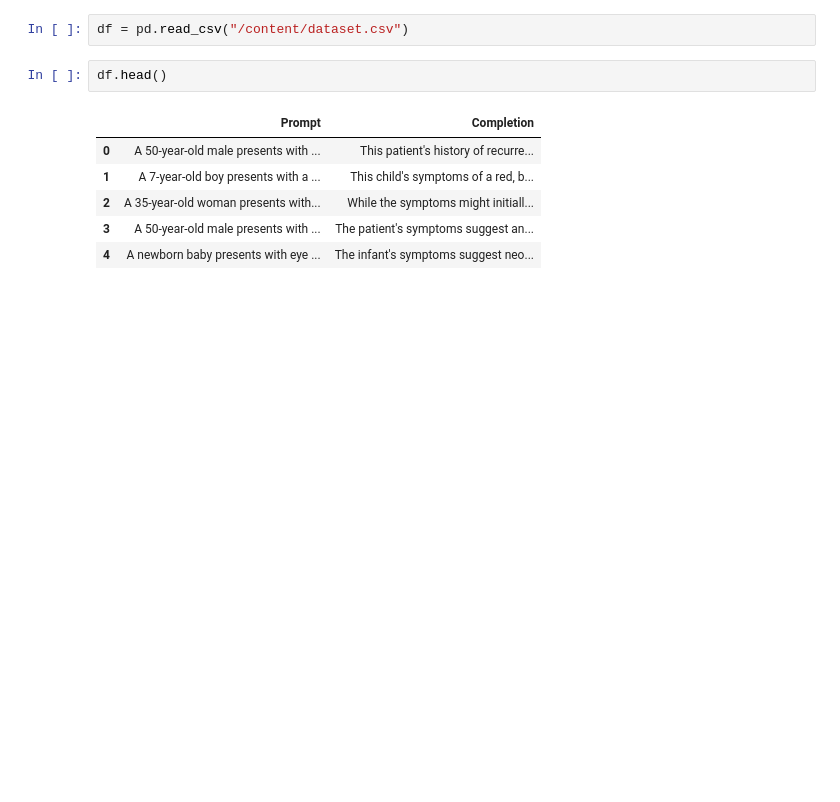
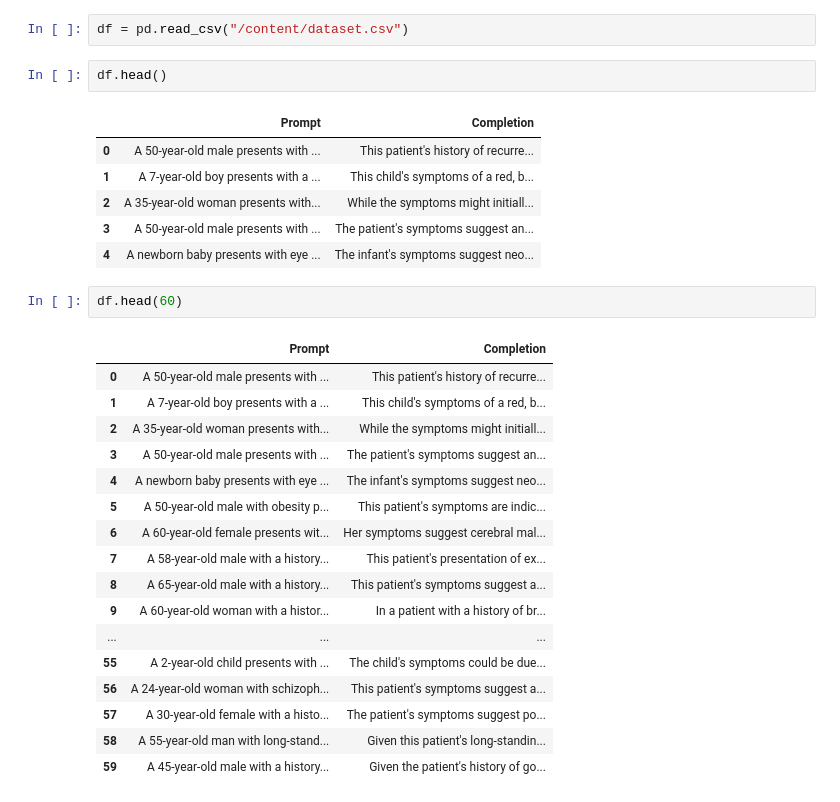
Before and after one commit to ziyaf140405/ziya, a Jupyter notebook: libraries.ipynb, the cells around one changed output. Saved outputs shown, nothing was run; the diff lists cells and outputs as text; blank space fills up the shorter version.

```diff
--- a/libraries.ipynb
+++ b/libraries.ipynb
@@ -51,3 +51,23 @@ df.head()
 | 2 | A 35-year-old woman presents with... | While the symptoms might initiall... |
 | 3 | A 50-year-old male presents with ... | The patient's symptoms suggest an... |
 | 4 | A newborn baby presents with eye ... | The infant's symptoms suggest neo... |
+# %%
+df.head(60)
+# %% [output]
+|  | Prompt | Completion |
+| 0 | A 50-year-old male presents with ... | This patient's history of recurre... |
+| 1 | A 7-year-old boy presents with a ... | This child's symptoms of a red, b... |
+| 2 | A 35-year-old woman presents with... | While the symptoms might initiall... |
+| 3 | A 50-year-old male presents with ... | The patient's symptoms suggest an... |
+| 4 | A newborn baby presents with eye ... | The infant's symptoms suggest neo... |
+| 5 | A 50-year-old male with obesity p... | This patient's symptoms are indic... |
+| 6 | A 60-year-old female presents wit... | Her symptoms suggest cerebral mal... |
+| 7 | A 58-year-old male with a history... | This patient's presentation of ex... |
+| 8 | A 65-year-old male with a history... | This patient's symptoms suggest a... |
+| 9 | A 60-year-old woman with a histor... | In a patient with a history of br... |
+| ... | ... | ... |
+| 55 | A 2-year-old child presents with ... | The child's symptoms could be due... |
+| 56 | A 24-year-old woman with schizoph... | This patient's symptoms suggest a... |
+| 57 | A 30-year-old female with a histo... | The patient's symptoms suggest po... |
+| 58 | A 55-year-old man with long-stand... | Given this patient's long-standin... |
+| 59 | A 45-year-old male with a history... | Given the patient's history of go... |
```
Also changed, not shown: parts of 3 cells of this notebook.
